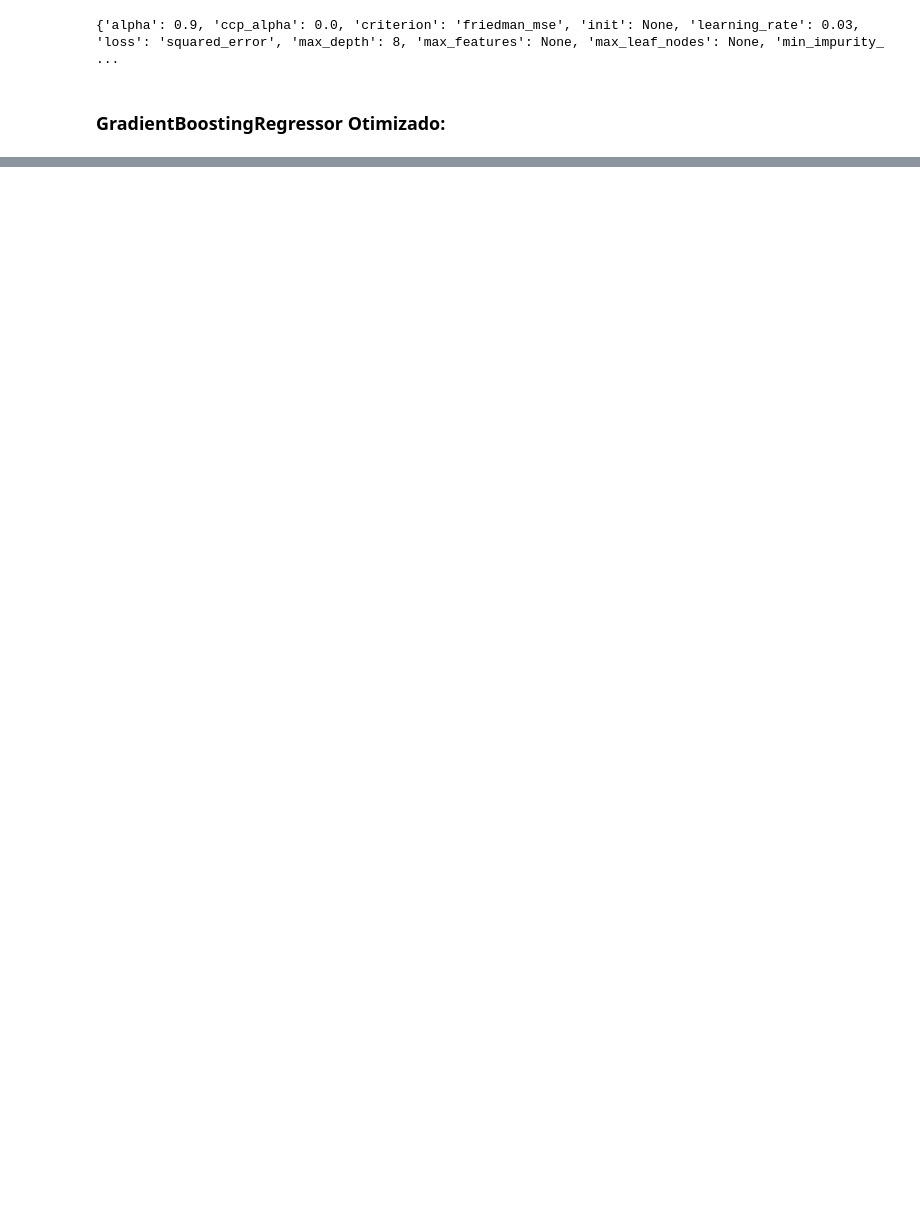
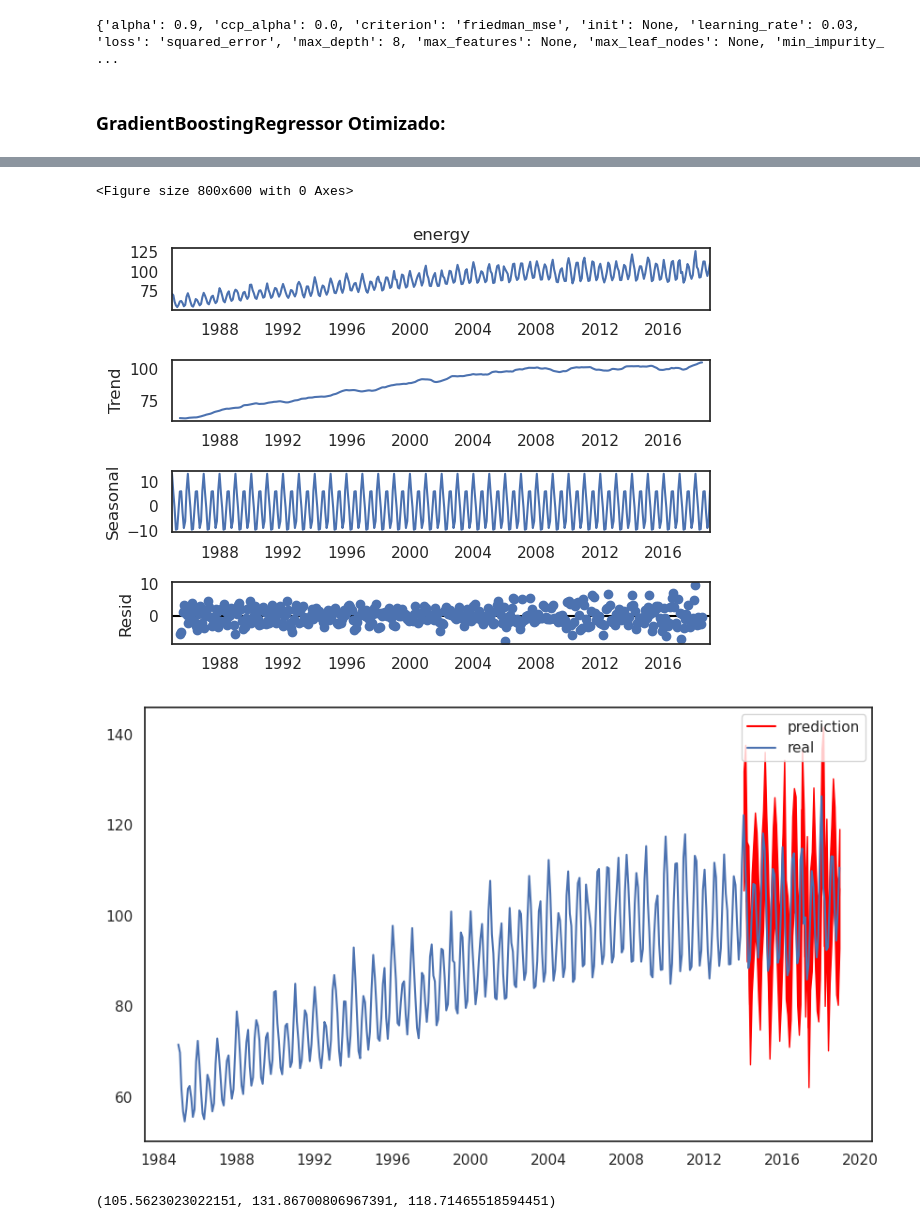
Before and after one commit to SamuelBarbosaDev/DataExpert, a Jupyter notebook: core/core/slots/7/main.ipynb, the cells around one changed output, grey strips where cells are left out. Cells and saved outputs as stored; diff of their text form; code cells hidden in the pictures; blank space fills up the shorter version.

```diff
--- a/core/core/slots/7/main.ipynb
+++ b/core/core/slots/7/main.ipynb
@@ -1988,0 +2260,6 @@ Variable: year                 Importance: 0.0
+# %%
+treinamento = series_temporais_teórica.modelo_sarimax(
+    dataframe=df_energy,
+    arima=(1,1,1),
+    x='DATE',
+)
@@ -1988,0 +2285,11 @@ Variable: year                 Importance: 0.0
+# %%
+series_temporais_teórica.backtesting(
+    dataframe=df_energy,
+    x='DATE',
+    treinamento=treinamento,
+)
+# %% [output]
+<Figure size 800x600 with 0 Axes>
+[figure, added]
+[figure, added]
+(105.5623023022151, 131.86700806967391, 118.71465518594451)
```
Also changed, not shown: parts of 82 cells of this notebook, 2 other files.
